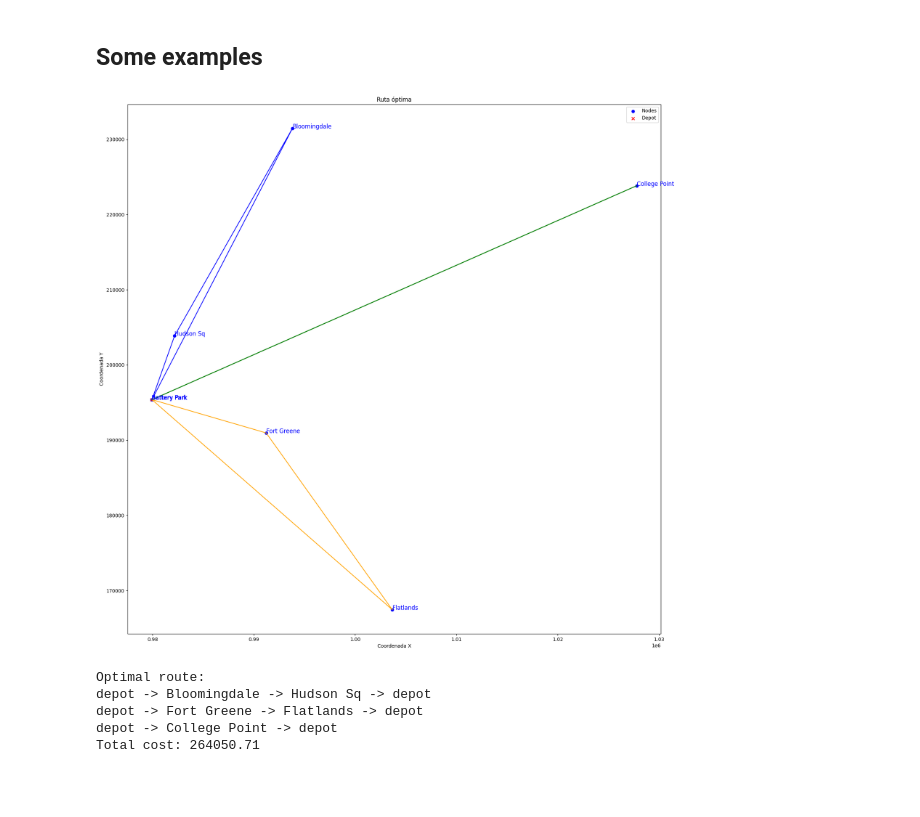
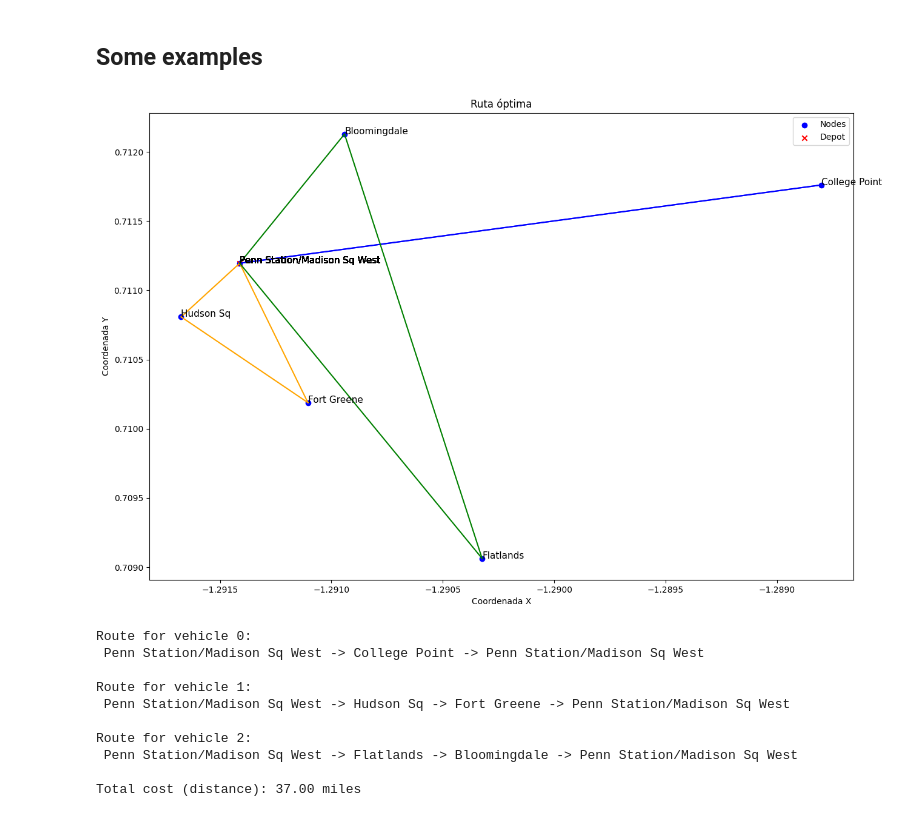
Before and after one commit to paula-martinezmoreno/Route-Selection-with-Probabilistic-Optimization-through-Geospatial-Deep-Learning, a Jupyter notebook: Optimization with GA.ipynb, the cells around one changed output. Saved outputs shown, nothing was run; the diff lists cells and outputs as text; code cells hidden in the pictures; blank space fills up the shorter version.

```diff
--- a/Optimization with GA.ipynb
+++ b/Optimization with GA.ipynb
@@ -164,5 +164,8 @@ adj_matrix = stellar_graph.to_adjacency_matrix()
 # %%
 merged_data = taxi_zones.merge(coords_gdf, on='LocationID')
+merged_data['centroid_lat'] = merged_data['centroid_lat'].to_numpy()
+merged_data['centroid_lon'] = merged_data['centroid_lon'].to_numpy()
+
 print(merged_data.head())
 # %% [output]
    OBJECTID  Shape_Leng  Shape_Area                     zone        borough  \
@@ -335,31 +357,30 @@ def genetic_algorithm_vrp(data, zones, vehicle_capacities, popsize, iterations,
 # %% [markdown]
 ## Some examples
-# %%
-# Define the zones to use and their demands
-zones = ['Battery Park', 'Bloomingdale', 'College Point', 'Hudson Sq','Flatlands', 'Fort Greene']
-demands = {'Battery Park': 0, 'Bloomingdale': 2, 'College Point': 3, 'Hudson Sq':1, 'Flatlands':1, 'Fort Greene':2}
-
-# Assign demands to the data
-merged_data['demand'] = merged_data['zone'].map(demands).fillna(0)
-
-# Define vehicle capacities
-vehicle_capacities = [4, 3,3]
-
-# Apply the genetic algorithm
-route_labels, total_cost = genetic_algorithm_vrp(merged_data, zones, vehicle_capacities, popsize=250,iterations=50, threshold_distance=50)
-
-# Print the solution
-print('Optimal route:')
-for vehicle_route in route_labels:
-    print(' -> '.join(vehicle_route))
-print(f'Total cost: {total_cost:.2f}')
-# %% [output]
-[figure, removed]
-Optimal route:
-depot -> Bloomingdale -> Hudson Sq -> depot
-depot -> Fort Greene -> Flatlands -> depot
-depot -> College Point -> depot
-Total cost: 264050.71
+# %%
+# Define the zones to use and their demands
+zones = ['Penn Station/Madison Sq West', 'Bloomingdale', 'College Point', 'Hudson Sq','Flatlands', 'Fort Greene']
+demands = {'Penn Station/Madison Sq West': 0, 'Bloomingdale': 2, 'College Point': 3, 'Hudson Sq':1, 'Flatlands':1, 'Fort Greene':2}
+
+# Assign demands to the data
+merged_data['demand'] = merged_data['zone'].map(demands).fillna(0)
+
+# Define vehicle capacities
+vehicle_capacities = [4, 3,3]
+
+# Apply the genetic algorithm
+route_labels, total_cost = genetic_algorithm_vrp(merged_data, zones, vehicle_capacities, popsize=250,iterations=50, threshold_distance=50)
+# %% [output]
+[figure, added]
+Route for vehicle 0:
+ Penn Station/Madison Sq West -> College Point -> Penn Station/Madison Sq West
+
+Route for vehicle 1:
+ Penn Station/Madison Sq West -> Hudson Sq -> Fort Greene -> Penn Station/Madison Sq West
+
+Route for vehicle 2:
+ Penn Station/Madison Sq West -> Flatlands -> Bloomingdale -> Penn Station/Madison Sq West
+
+Total cost (distance): 37.00 miles
 # %%
 # Define the zones to use and their demands
 zones = ['Laurelton', 'Little Italy/NoLiTa', 'Mount Hope', 'Norwood','Pelham Parkway', 'SoHo']
```
Also changed, not shown: parts of 8 cells of this notebook.
